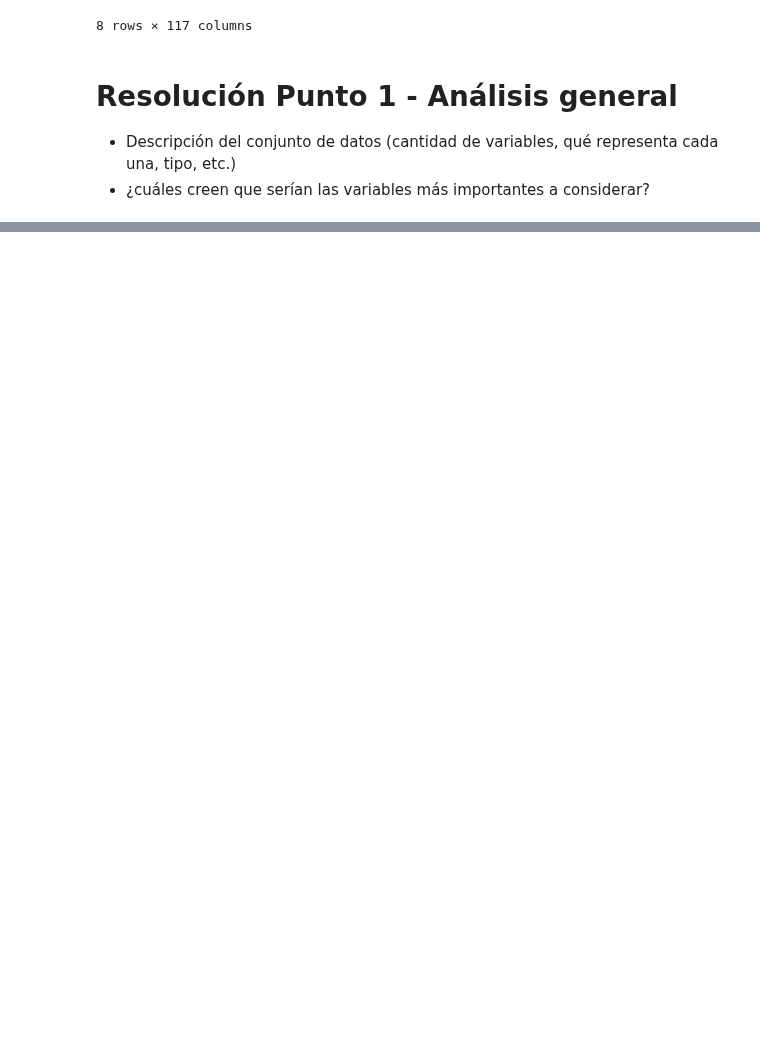
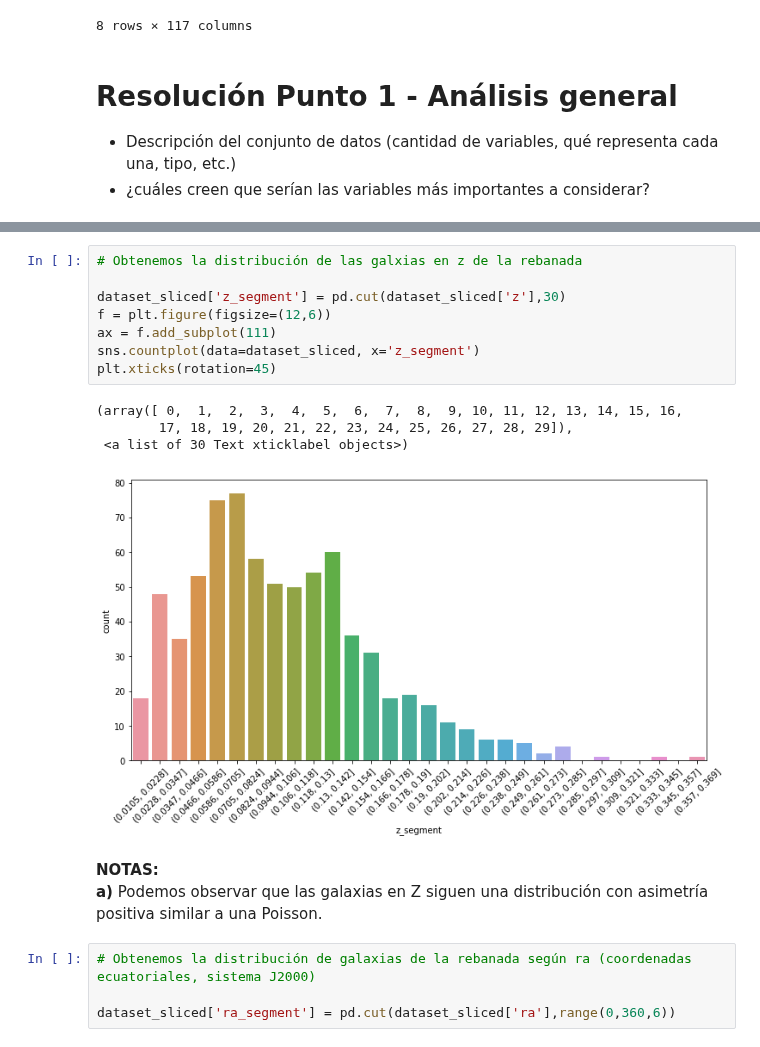
Before and after one commit to leoborgnino/mentoria-astro-datos, a Jupyter notebook: 1_Analisis_y_Visualizacion.ipynb, the cells around one changed output, grey strips where cells are left out. Drawn from its saved outputs; the diff is of its cells as text; blank space fills up the shorter version.

```diff
--- a/1_Analisis_y_Visualizacion.ipynb
+++ b/1_Analisis_y_Visualizacion.ipynb
@@ -275,0 +237,20 @@ plt.xticks(rotation=45)
+# %%
+# Obtenemos la distribución de las galxias en z de la rebanada
+
+dataset_sliced['z_segment'] = pd.cut(dataset_sliced['z'],30)
+f = plt.figure(figsize=(12,6))
+ax = f.add_subplot(111)
+sns.countplot(data=dataset_sliced, x='z_segment')
+plt.xticks(rotation=45)
+# %% [output]
+(array([ 0,  1,  2,  3,  4,  5,  6,  7,  8,  9, 10, 11, 12, 13, 14, 15, 16,
+        17, 18, 19, 20, 21, 22, 23, 24, 25, 26, 27, 28, 29]),
+ <a list of 30 Text xticklabel objects>)
+[figure, added]
+# %% [markdown]
+**NOTAS:**
+**a)** Podemos observar que las galaxias en Z siguen una distribución con asimetría positiva similar a una Poisson.
+# %%
+# Obtenemos la distribución de galaxias de la rebanada según ra (coordenadas ecuatoriales, sistema J2000)
+
+dataset_sliced['ra_segment'] = pd.cut(dataset_sliced['ra'],range(0,360,6))
```
Also changed, not shown: parts of 66 cells of this notebook.
